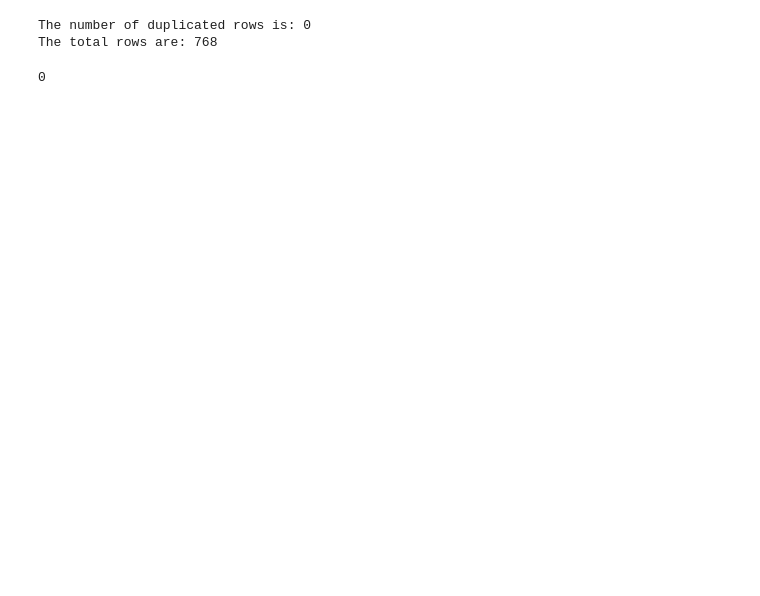
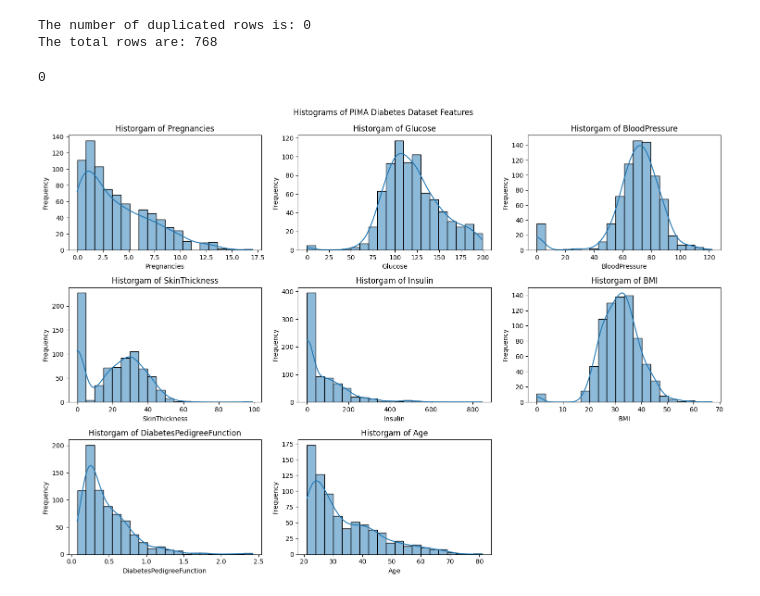
Before and after one commit to BissiriD/diabetes_PIMA_project, a Jupyter notebook: main.ipynb, the cells around one changed output. Drawn from its saved outputs; the diff is of its cells as text; code cells hidden in the pictures; blank space fills up the shorter version.

```diff
--- a/main.ipynb
+++ b/main.ipynb
@@ -29,3 +30,19 @@ check_for_NaNs = df.isnull().sum()
 print(check_for_NaNs.sum())
 # %% [output]
 0
+# %%
+variables = ['Pregnancies', 'Glucose', 'BloodPressure', 'SkinThickness', 'Insulin', 'BMI', 'DiabetesPedigreeFunction', 'Age']
+# %%
+plt.figure(figsize=(15,10))
+for i, var in enumerate(variables):
+    plt.subplot(3,3,i+1)
+    sns.histplot(df[var], bins=20,kde=True)
+    plt.title(f'Historgam of {var}')
+    plt.xlabel(var)
+    plt.ylabel('Frequency')
+
+plt.tight_layout()
+plt.suptitle('Histograms of PIMA Diabetes Dataset Features', y=1.02)
+plt.show()
+# %% [output]
+[figure, added]
```
Also changed, not shown: parts of 10 cells of this notebook.
